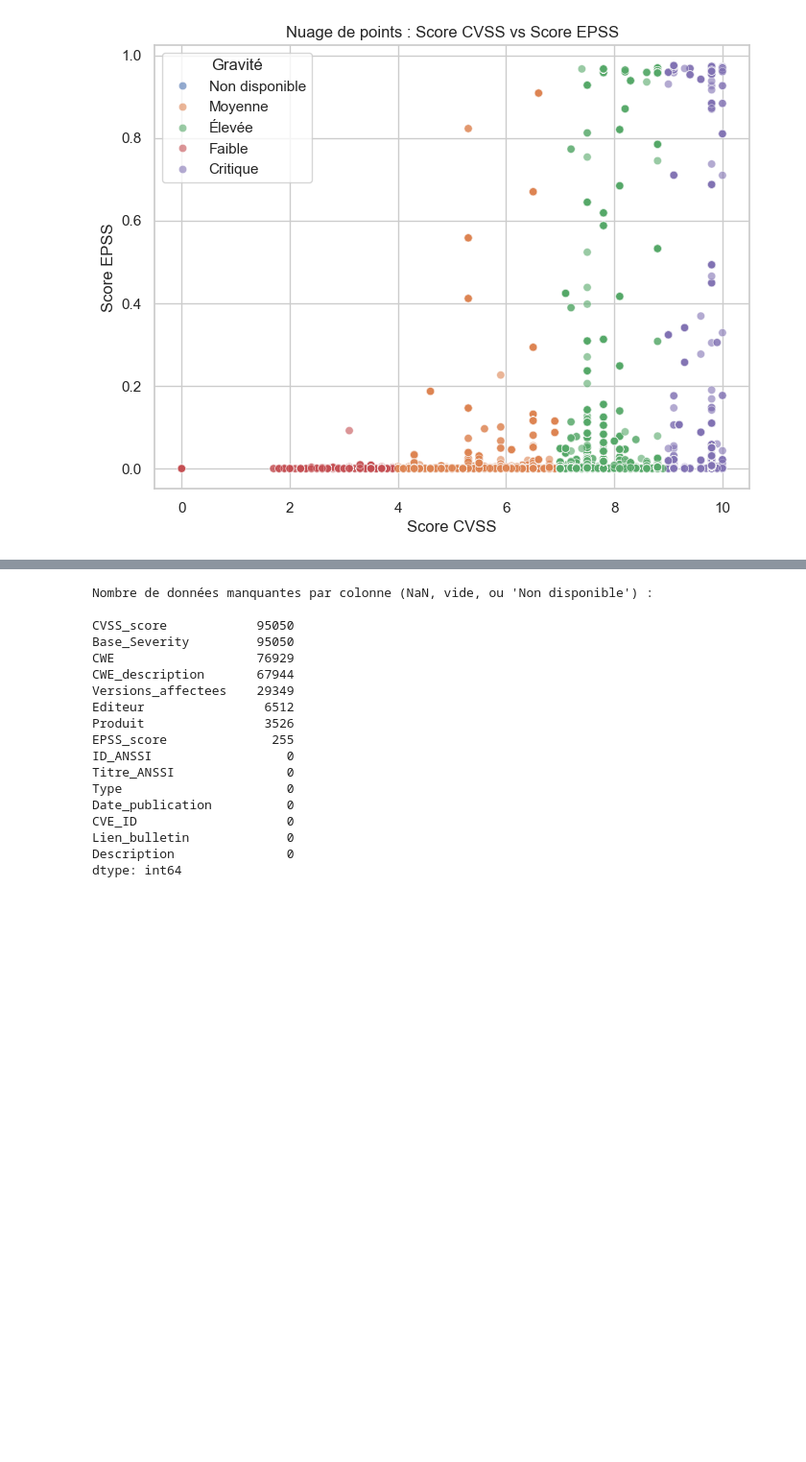
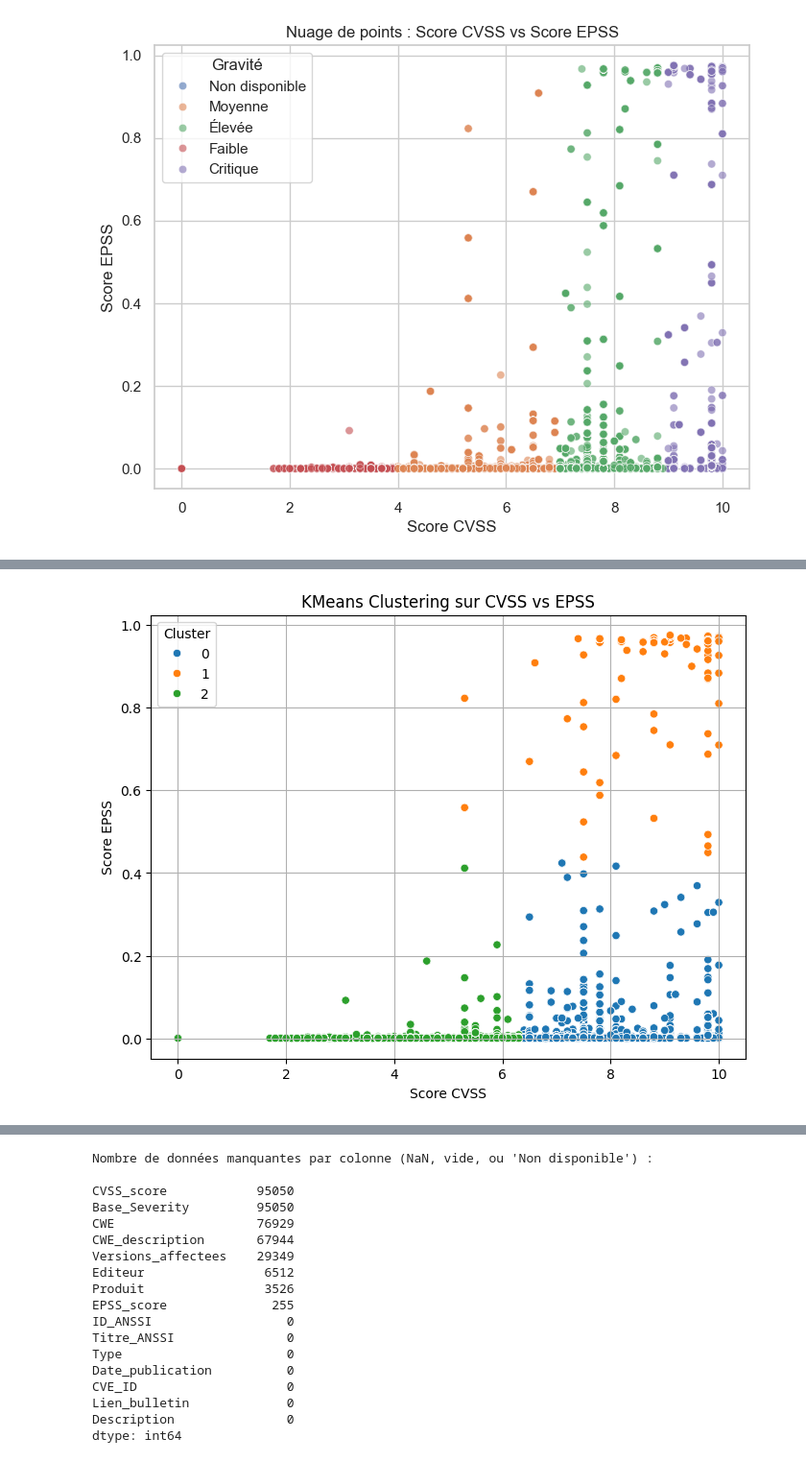
Before and after one commit to charlottines/TD-ANSSI, a Jupyter notebook: data.ipynb, the cells around one changed output, grey strips where cells are left out. Shown at 96% size. Drawn from its saved outputs; the diff is of its cells as text; code cells hidden in the pictures; blank space fills up the shorter version.

```diff
--- a/data.ipynb
+++ b/data.ipynb
@@ -69,0 +148,88 @@ plt.show()
+# %%
+# Étape 5 – Visualisation et Interprétation des CVE enrichies
+
+import pandas as pd
+import matplotlib.pyplot as plt
+import seaborn as sns
+from sklearn.model_selection import train_test_split
+from sklearn.ensemble import RandomForestClassifier
+from sklearn.metrics import classification_report, confusion_matrix
+from sklearn.cluster import KMeans
+from sklearn.decomposition import PCA
+from sklearn.preprocessing import StandardScaler
+
+# Chargement du fichier CSV mis à jour
+df = pd.read_csv("DataFrame.csv")
+
+# Nettoyage de base
+df['CVSS_score'] = pd.to_numeric(df['CVSS_score'], errors='coerce')
+df['EPSS_score'] = pd.to_numeric(df['EPSS_score'], errors='coerce')
+df['Date_publication'] = pd.to_datetime(df['Date_publication'], errors='coerce')
+df['CWE'] = df['CWE'].fillna("Non classé")
+df['Editeur'] = df['Editeur'].fillna("Inconnu")
+df['Produit'] = df['Produit'].fillna("Non spécifié")
+
+# Gravité CVSS
+
+def score_to_severity(score):
+    if pd.isna(score):
+        return "Non disponible"
+    elif score >= 9:
+        return "Critique"
+    elif score >= 7:
+        return "Élevée"
+    elif score >= 4:
+        return "Moyenne"
+    else:
+        return "Faible"
+
+df['Base_Severity'] = df['CVSS_score'].apply(score_to_severity)
+
+# Machine Learning - Modèle non supervisé : Clustering KMeans sur CVSS et EPSS
+features = df[['CVSS_score', 'EPSS_score']].dropna()
+scaler = StandardScaler()
+X_scaled = scaler.fit_transform(features)
+
+kmeans = KMeans(n_clusters=3, random_state=42)
+kmeans.fit(X_scaled)
+features['Cluster'] = kmeans.labels_
+
+plt.figure(figsize=(8,6))
+sns.scatterplot(data=features, x='CVSS_score', y='EPSS_score', hue='Cluster', palette='tab10')
+plt.title("KMeans Clustering sur CVSS vs EPSS")
+plt.xlabel("Score CVSS")
+plt.ylabel("Score EPSS")
+plt.grid(True)
+plt.show()
+
+# Réduction de dimension avec PCA (optionnel)
+pca = PCA(n_components=2)
+pca_result = pca.fit_transform(X_scaled)
+plt.figure(figsize=(8,5))
+plt.scatter(pca_result[:,0], pca_result[:,1], c=kmeans.labels_, cmap='viridis', alpha=0.6)
+plt.title("Clustering avec PCA (2D)")
+plt.xlabel("Composante 1")
+plt.ylabel("Composante 2")
+plt.grid(True)
+plt.show()
+
+# Machine Learning - Modèle supervisé : Prédiction de la gravité CVSS
+# On encode la gravité CVSS comme cible
+ml_df = df[['CVSS_score', 'EPSS_score', 'Base_Severity']].dropna()
+ml_df = ml_df[ml_df['Base_Severity'] != 'Non disponible']
+
+X = ml_df[['EPSS_score']]
+y = ml_df['Base_Severity']
+
+X_train, X_test, y_train, y_test = train_test_split(X, y, test_size=0.3, random_state=42)
+
+model = RandomForestClassifier(n_estimators=100, random_state=42)
+model.fit(X_train, y_train)
+y_pred = model.predict(X_test)
+
+print("\n=== Classification Report ===")
+print(classification_report(y_test, y_pred))
+print("\n=== Matrice de Confusion ===")
+print(confusion_matrix(y_test, y_pred))
+# %% [output]
+[figure, added]
```
Also changed, not shown: parts of 2 cells of this notebook.
